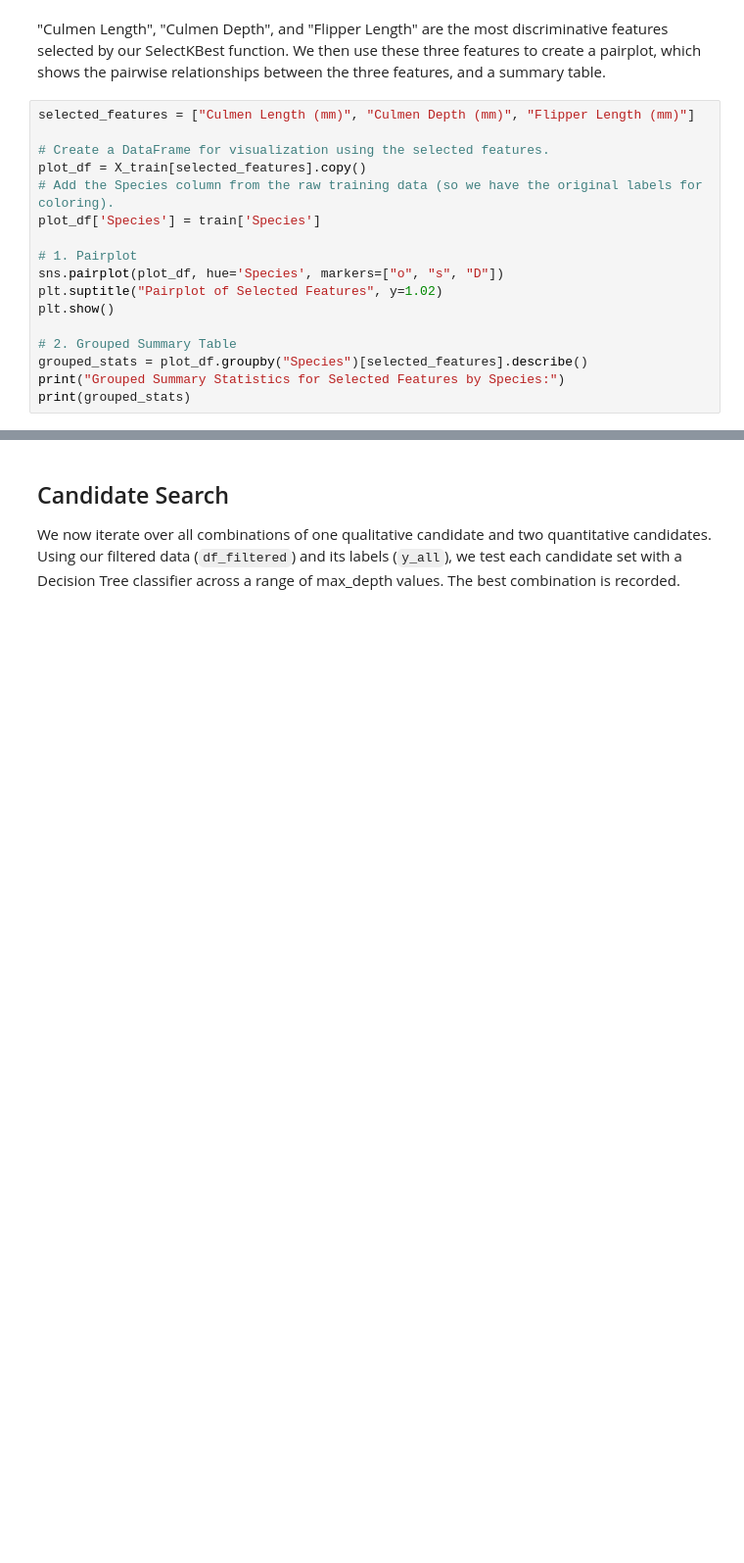
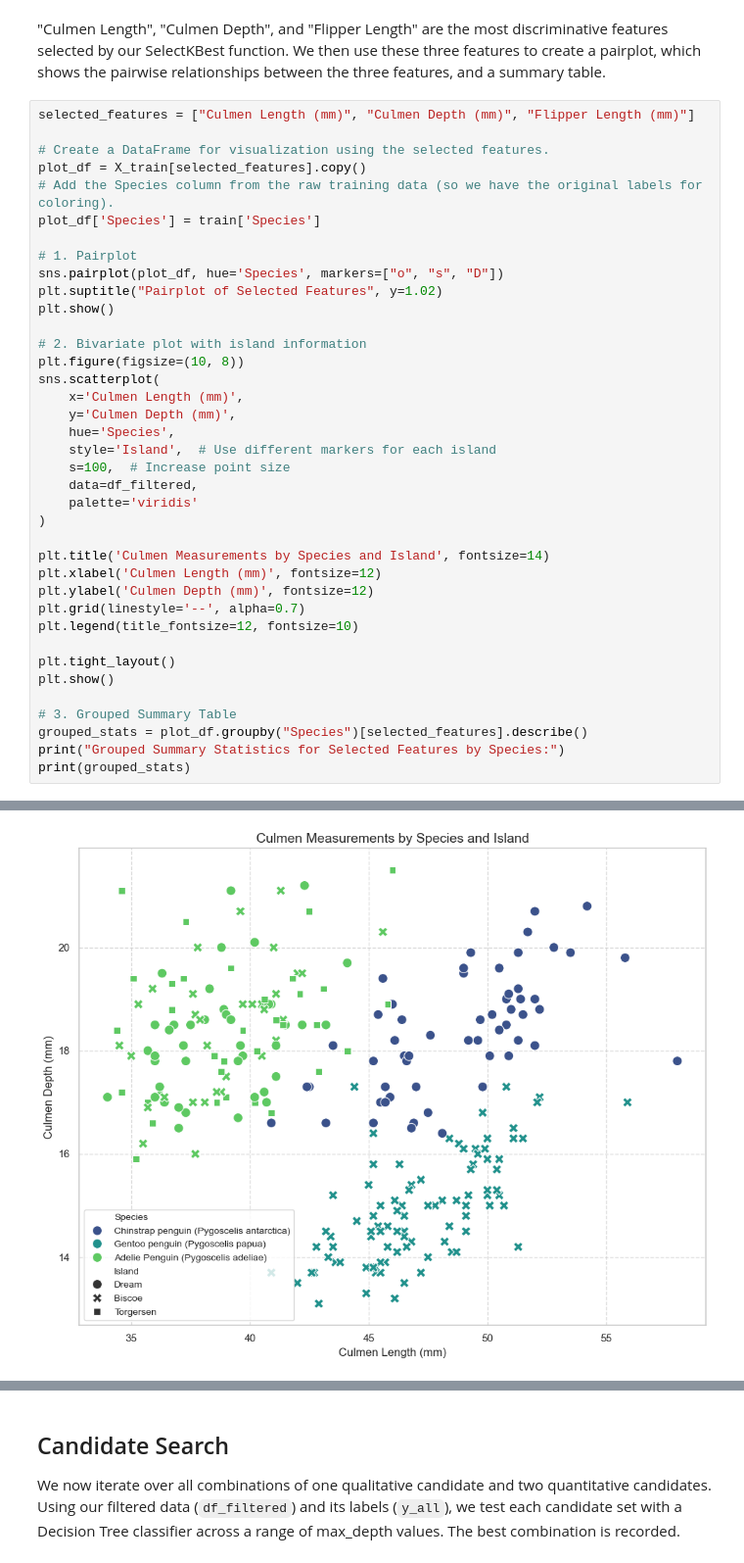
Before and after one commit to Palomarr/palomarr.github.io, a Jupyter notebook: posts/Classifying_Palmer_Penguins/Classifying_Palmer_Penguins.ipynb, the cells around one changed output, grey strips where cells are left out. Shown: that part at 98% size. Saved outputs shown, nothing was run; the diff lists cells and outputs as text; blank space fills up the shorter version.

```diff
--- a/posts/Classifying_Palmer_Penguins/Classifying_Palmer_Penguins.ipynb
+++ b/posts/Classifying_Palmer_Penguins/Classifying_Palmer_Penguins.ipynb
@@ -62,22 +62,44 @@ Selected features mask: [ True  True  True False False False False False False F
 # %%
 selected_features = ["Culmen Length (mm)", "Culmen Depth (mm)", "Flipper Length (mm)"]
 
 # Create a DataFrame for visualization using the selected features.
 plot_df = X_train[selected_features].copy()
 # Add the Species column from the raw training data (so we have the original labels for coloring).
 plot_df['Species'] = train['Species']
 
 # 1. Pairplot
 sns.pairplot(plot_df, hue='Species', markers=["o", "s", "D"])
 plt.suptitle("Pairplot of Selected Features", y=1.02)
 plt.show()
 
-# 2. Grouped Summary Table
+# 2. Bivariate plot with island information
+plt.figure(figsize=(10, 8))
+sns.scatterplot(
+    x='Culmen Length (mm)',
+    y='Culmen Depth (mm)',
+    hue='Species',
+    style='Island',  # Use different markers for each island
+    s=100,  # Increase point size
+    data=df_filtered,
+    palette='viridis'
+)
+
+plt.title('Culmen Measurements by Species and Island', fontsize=14)
+plt.xlabel('Culmen Length (mm)', fontsize=12)
+plt.ylabel('Culmen Depth (mm)', fontsize=12)
+plt.grid(linestyle='--', alpha=0.7)
+plt.legend(title_fontsize=12, fontsize=10)
+
+plt.tight_layout()
+plt.show()
+
+# 3. Grouped Summary Table
 grouped_stats = plot_df.groupby("Species")[selected_features].describe()
 print("Grouped Summary Statistics for Selected Features by Species:")
 print(grouped_stats)
 # %% [output]
 [figure]
+[figure, added]
 Grouped Summary Statistics for Selected Features by Species:
                                           Culmen Length (mm)             \
                                                        count       mean
```
Also changed, not shown: parts of 1 cell of this notebook, 8 other files.
